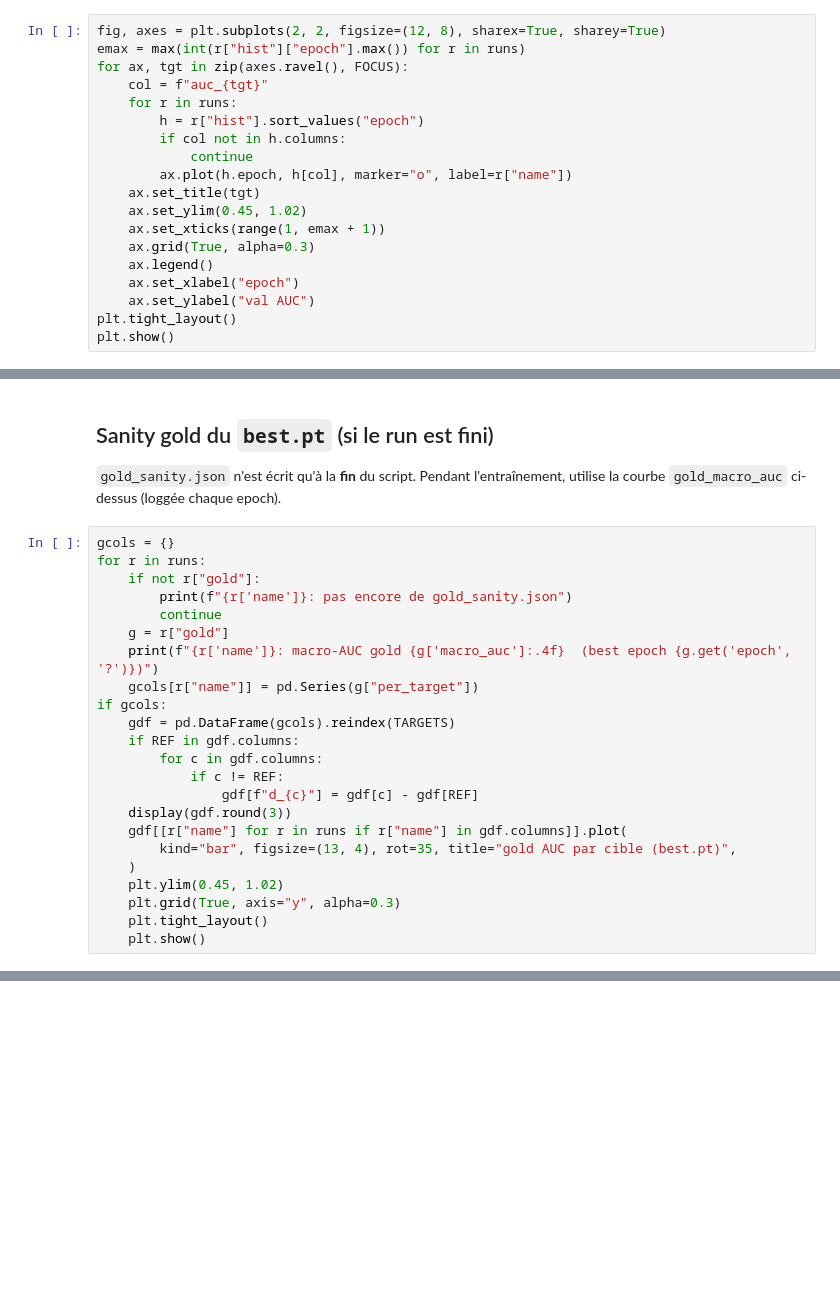
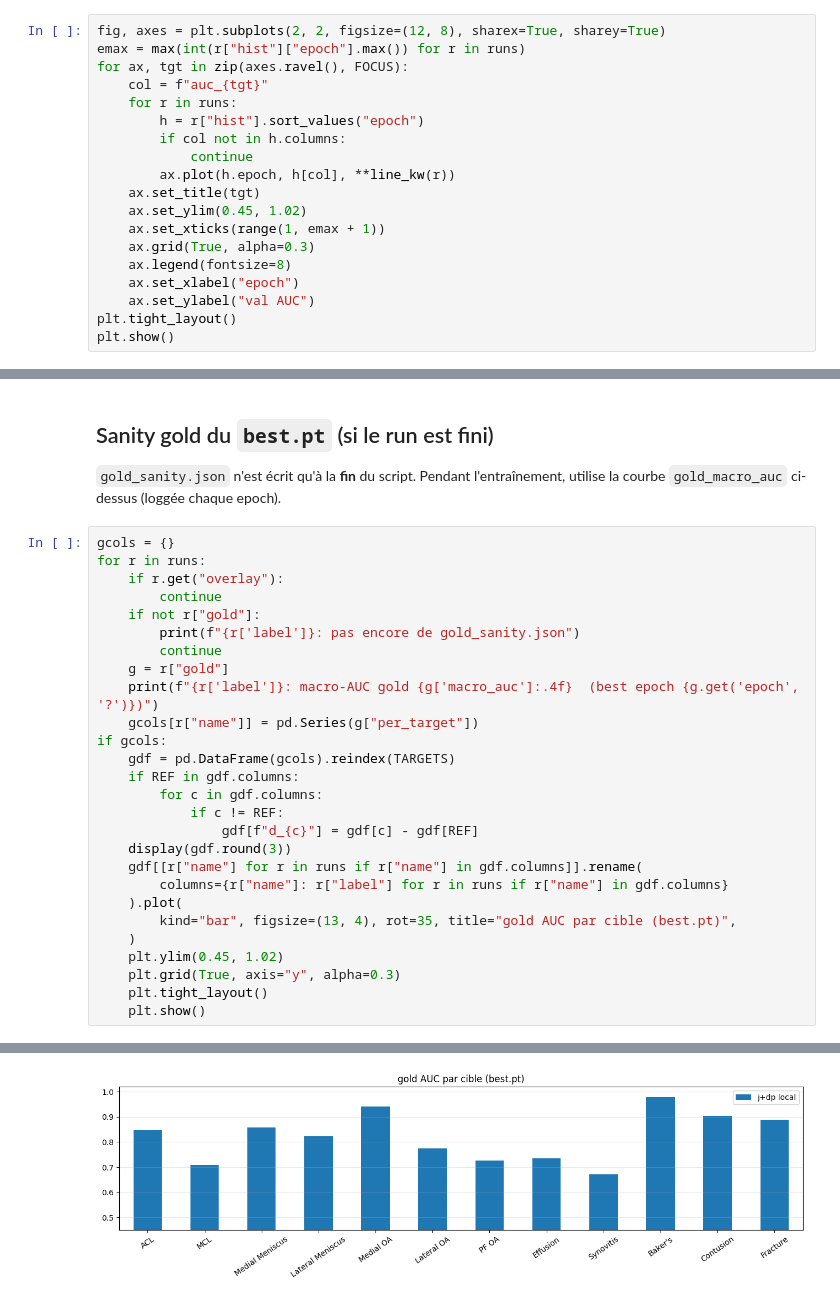
Before and after one commit to GabrielSultan/RSNA-comp, a Jupyter notebook: notebooks/08_compare_subset.ipynb, the cells around one changed output, grey strips where cells are left out. Drawn from its saved outputs; the diff is of its cells as text; blank space fills up the shorter version.

```diff
--- a/notebooks/08_compare_subset.ipynb
+++ b/notebooks/08_compare_subset.ipynb
@@ -272,12 +375,12 @@ for ax, tgt in zip(axes.ravel(), FOCUS):
         h = r["hist"].sort_values("epoch")
         if col not in h.columns:
             continue
-        ax.plot(h.epoch, h[col], marker="o", label=r["name"])
+        ax.plot(h.epoch, h[col], **line_kw(r))
     ax.set_title(tgt)
     ax.set_ylim(0.45, 1.02)
     ax.set_xticks(range(1, emax + 1))
     ax.grid(True, alpha=0.3)
-    ax.legend()
+    ax.legend(fontsize=8)
     ax.set_xlabel("epoch")
     ax.set_ylabel("val AUC")
 plt.tight_layout()
@@ -314,11 +428,13 @@ utilise la courbe `gold_macro_auc` ci-dessus (loggée chaque epoch).
 # %%
 gcols = {}
 for r in runs:
+    if r.get("overlay"):
+        continue
     if not r["gold"]:
-        print(f"{r['name']}: pas encore de gold_sanity.json")
+        print(f"{r['label']}: pas encore de gold_sanity.json")
         continue
     g = r["gold"]
-    print(f"{r['name']}: macro-AUC gold {g['macro_auc']:.4f}  (best epoch {g.get('epoch', '?')})")
+    print(f"{r['label']}: macro-AUC gold {g['macro_auc']:.4f}  (best epoch {g.get('epoch', '?')})")
     gcols[r["name"]] = pd.Series(g["per_target"])
 if gcols:
     gdf = pd.DataFrame(gcols).reindex(TARGETS)
@@ -327,7 +443,9 @@ if gcols:
             if c != REF:
                 gdf[f"d_{c}"] = gdf[c] - gdf[REF]
     display(gdf.round(3))
-    gdf[[r["name"] for r in runs if r["name"] in gdf.columns]].plot(
+    gdf[[r["name"] for r in runs if r["name"] in gdf.columns]].rename(
+        columns={r["name"]: r["label"] for r in runs if r["name"] in gdf.columns}
+    ).plot(
         kind="bar", figsize=(13, 4), rot=35, title="gold AUC par cible (best.pt)",
     )
     plt.ylim(0.45, 1.02)
@@ -340,3 +473,4 @@ subset_v20b_crop130_frac025: pas encore de gold_sanity.json
+[figure, added]
 # %% [markdown]
 ## Comment lire
 
```
Also changed, not shown: parts of 13 cells of this notebook.
